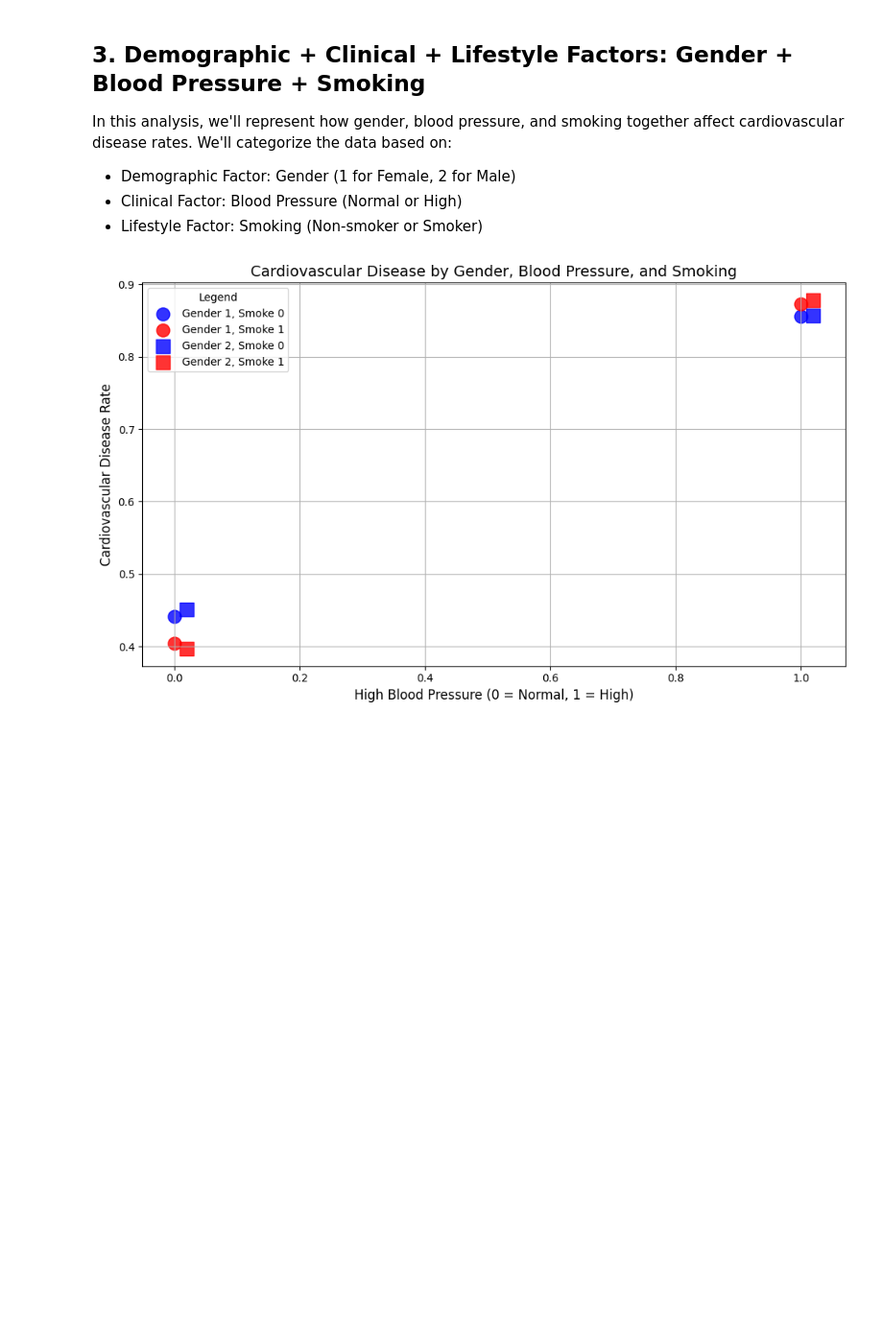
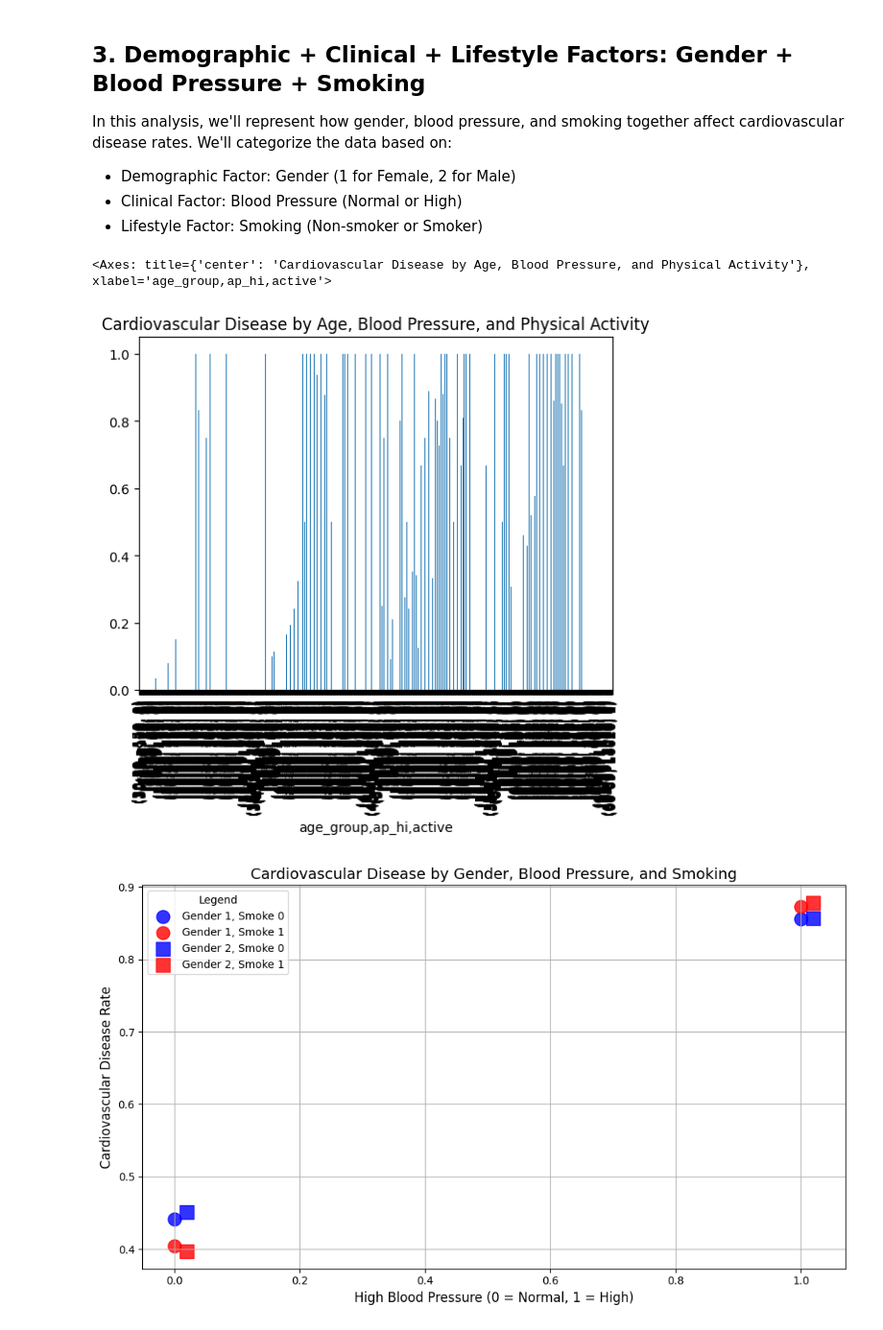
Before and after one commit to Almas-21321012/Anamika-21321012-Munwar-21070440_Team-Assignment-02_, a Jupyter notebook: business_report.ipynb, the cells around one changed output. Shown: that part at 96% size. Saved outputs shown, nothing was run; the diff lists cells and outputs as text; code cells hidden in the pictures; blank space fills up the shorter version.

```diff
--- a/business_report.ipynb
+++ b/business_report.ipynb
@@ -279,6 +300,15 @@ In this analysis, we'll represent how gender, blood pressure, and smoking togeth
 - Demographic Factor: Gender (1 for Female, 2 for Male)
 - Clinical Factor: Blood Pressure (Normal or High)
 - Lifestyle Factor: Smoking (Non-smoker or Smoker)
+# %%
+# Group by age group, blood pressure (ap_hi), and physical activity
+bp_activity_analysis = df.groupby(['age_group', 'ap_hi', 'active'])['cardio'].mean()
+
+# Visualize the results
+bp_activity_analysis.plot(kind='bar', title='Cardiovascular Disease by Age, Blood Pressure, and Physical Activity')
+# %% [output]
+<Axes: title={'center': 'Cardiovascular Disease by Age, Blood Pressure, and Physical Activity'}, xlabel='age_group,ap_hi,active'>
+[figure, added]
 # %%
 import matplotlib.pyplot as plt
 import numpy as np
```
Also changed, not shown: parts of 7 cells of this notebook.
